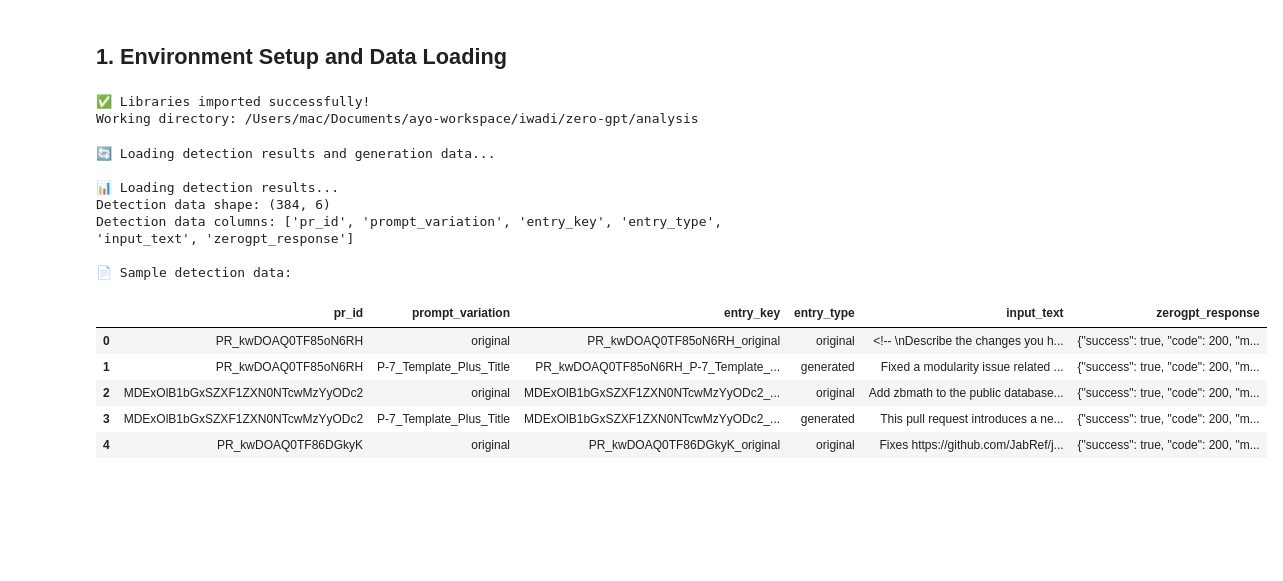
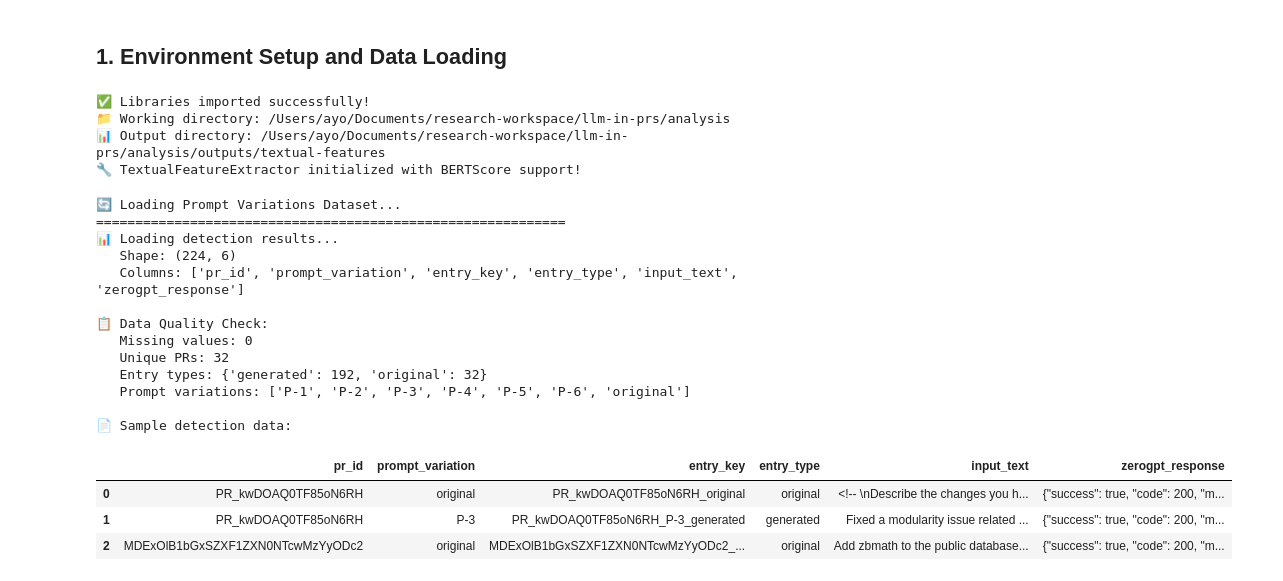
Before and after one commit to JosephAyo/llm-in-prs, a Jupyter notebook: analysis/textual-features-on-prompt-variations.ipynb, the cells around one changed output. Cells and saved outputs as stored; diff of their text form; code cells hidden in the pictures; blank space fills up the shorter version.

Commit message:
feat: update textual feature analysis

```diff
--- a/analysis/textual-features-on-prompt-variations.ipynb
+++ b/analysis/textual-features-on-prompt-variations.ipynb
@@ -23,51 +31,79 @@ from pathlib import Path
 import glob
 import json
 import warnings
+from scipy import stats
+from scipy.stats import kruskal, chi2_contingency
+import itertools
+from collections import defaultdict
 warnings.filterwarnings('ignore')
 
 # Set up plotting style
 plt.style.use('default')
 sns.set_palette("husl")
 sns.set_style("whitegrid")
-plt.rcParams['figure.figsize'] = (12, 8)
+plt.rcParams['figure.figsize'] = (14, 10)
+plt.rcParams['font.size'] = 11
 
-# Import our textual features pipeline
+# Create outputs directory
+output_dir = Path("outputs/textual-features")
+output_dir.mkdir(exist_ok=True, parents=True)
+
+# Import our comprehensive textual features pipeline
 from textual_features_pipeline import TextualFeatureExtractor, DEFAULT_CODE_SAMPLES
 
 print("✅ Libraries imported successfully!")
-print(f"Working directory: {os.getcwd()}")
+print(f"📁 Working directory: {os.getcwd()}")
+print(f"📊 Output directory: {output_dir.absolute()}")
+
+# Initialize feature extractor
+extractor = TextualFeatureExtractor()
+print("🔧 TextualFeatureExtractor initialized with BERTScore support!")
 # %% [output]
 ✅ Libraries imported successfully!
-Working directory: /Users/mac/Documents/ayo-workspace/iwadi/zero-gpt/analysis
+📁 Working directory: /Users/ayo/Documents/research-workspace/llm-in-prs/analysis
+📊 Output directory: /Users/ayo/Documents/research-workspace/llm-in-prs/analysis/outputs/textual-features
+🔧 TextualFeatureExtractor initialized with BERTScore support!
 # %%
-# Load the same dataset as prompt-variations-analysis.ipynb
-print("🔄 Loading detection results and generation data...\n")
+# Load detection results and prompt variation data
+print("🔄 Loading Prompt Variations Dataset...")
+print("=" * 60)
 
-# Define paths (same as prompt-variations-analysis.ipynb)
+# Define paths
 generation_path = "../generation/datasets/"
 detection_path = "../detection/datasets/prompt_variations/prompt_variations-detection.csv"
 
-# Load detection results
+# Load detection results (primary dataset)
 print("📊 Loading detection results...")
 detection_df = pd.read_csv(detection_path)
-print(f"Detection data shape: {detection_df.shape}")
-print(f"Detection data columns: {detection_df.columns.tolist()}")
+print(f"   Shape: {detection_df.shape}")
+print(f"   Columns: {list(detection_df.columns)}")
+
+# Validate data quality
+print(f"\n📋 Data Quality Check:")
+print(f"   Missing values: {detection_df.isnull().sum().sum()}")
+print(f"   Unique PRs: {detection_df['pr_id'].nunique()}")
+print(f"   Entry types: {detection_df['entry_type'].value_counts().to_dict()}")
+print(f"   Prompt variations: {sorted(detection_df['prompt_variation'].unique())}")
 
 # Show sample
 print("\n📄 Sample detection data:")
-detection_df.head()
+detection_df.head(3)
 # %% [output]
-🔄 Loading detection results and generation data...
+🔄 Loading Prompt Variations Dataset...
+============================================================
+📊 Loading detection results...
+   Shape: (224, 6)
+   Columns: ['pr_id', 'prompt_variation', 'entry_key', 'entry_type', 'input_text', 'zerogpt_response']
 
-📊 Loading detection results...
-Detection data shape: (384, 6)
-Detection data columns: ['pr_id', 'prompt_variation', 'entry_key', 'entry_type', 'input_text', 'zerogpt_response']
+📋 Data Quality Check:
+   Missing values: 0
+   Unique PRs: 32
+   Entry types: {'generated': 192, 'original': 32}
+   Prompt variations: ['P-1', 'P-2', 'P-3', 'P-4', 'P-5', 'P-6', 'original']
 
 📄 Sample detection data:
 |  | pr_id | prompt_variation | entry_key | entry_type | input_text | zerogpt_response |
 | 0 | PR_kwDOAQ0TF85oN6RH | original | PR_kwDOAQ0TF85oN6RH_original | original | <!-- \nDescribe the changes you h... | {"success": true, "code": 200, "m... |
-| 1 | PR_kwDOAQ0TF85oN6RH | P-7_Template_Plus_Title | PR_kwDOAQ0TF85oN6RH_P-7_Template_... | generated | Fixed a modularity issue related ... | {"success": true, "code": 200, "m... |
+| 1 | PR_kwDOAQ0TF85oN6RH | P-3 | PR_kwDOAQ0TF85oN6RH_P-3_generated | generated | Fixed a modularity issue related ... | {"success": true, "code": 200, "m... |
 | 2 | MDExOlB1bGxSZXF1ZXN0NTcwMzYyODc2 | original | MDExOlB1bGxSZXF1ZXN0NTcwMzYyODc2_... | original | Add zbmath to the public database... | {"success": true, "code": 200, "m... |
-| 3 | MDExOlB1bGxSZXF1ZXN0NTcwMzYyODc2 | P-7_Template_Plus_Title | MDExOlB1bGxSZXF1ZXN0NTcwMzYyODc2_... | generated | This pull request introduces a ne... | {"success": true, "code": 200, "m... |
-| 4 | PR_kwDOAQ0TF86DGkyK | original | PR_kwDOAQ0TF86DGkyK_original | original | Fixes https://github.com/JabRef/j... | {"success": true, "code": 200, "m... |
 # %%
```
Also changed, not shown: parts of 16 cells of this notebook, 4 other files.
